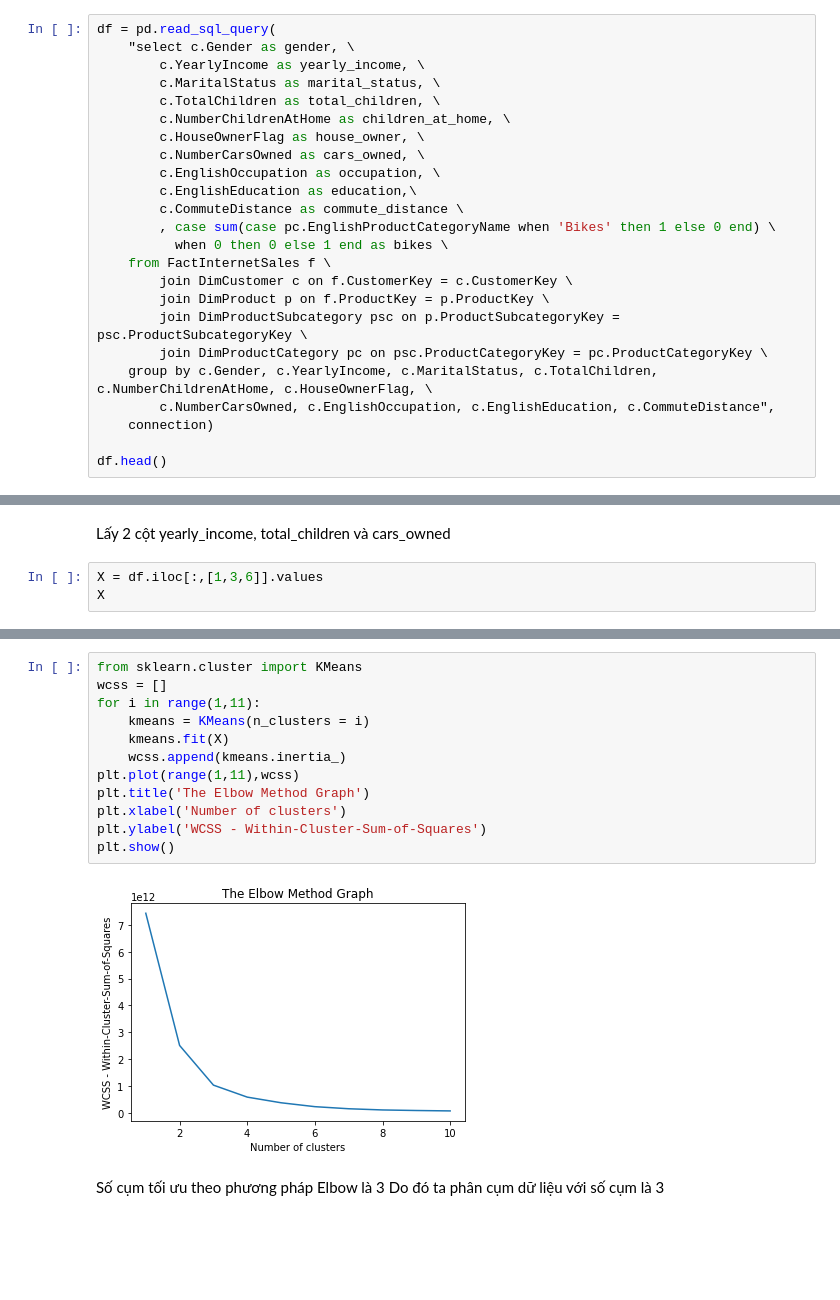
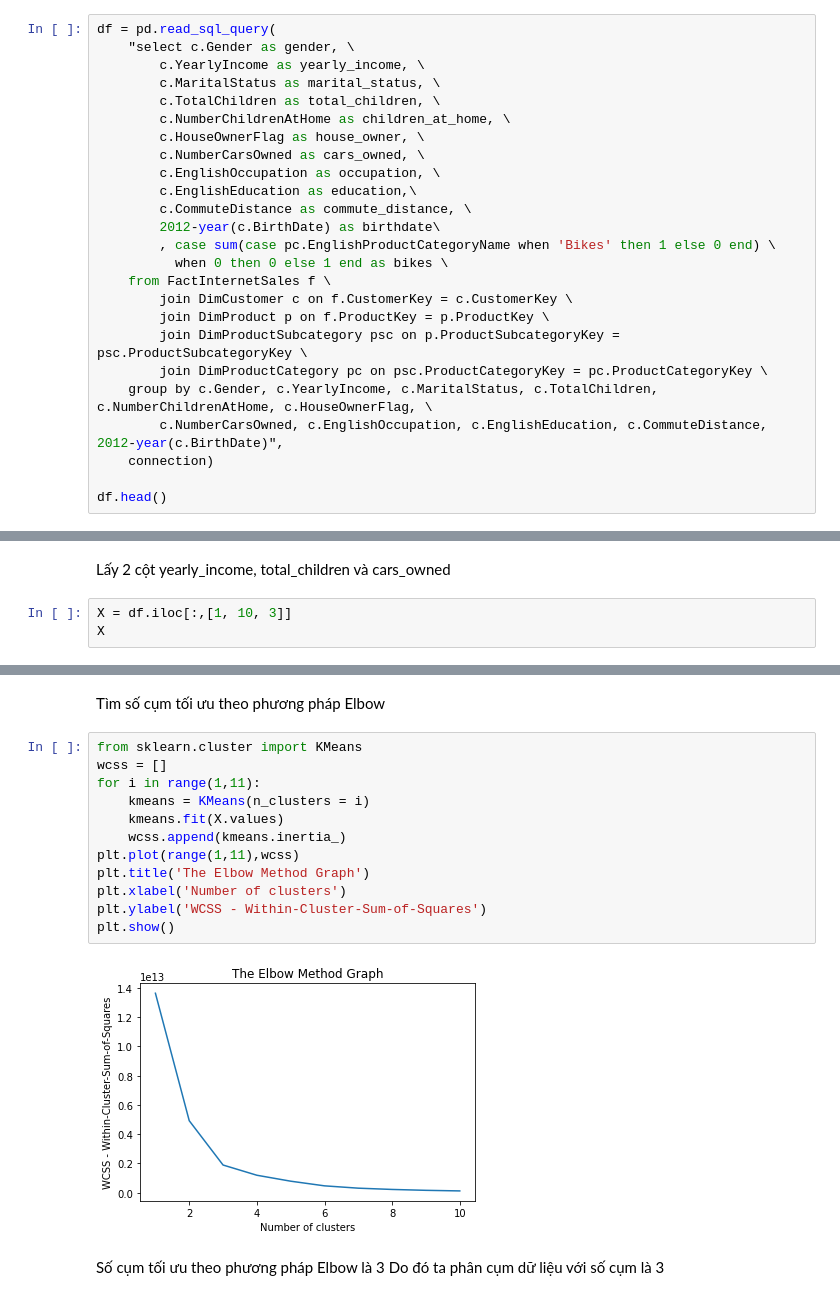
Before and after one commit to mq149/PTDLUD-01_DATH-2, a Jupyter notebook: PTDLUD-01_DATH#2_YC3.ipynb, the cells around one changed output, grey strips where cells are left out. Cells and saved outputs as stored; diff of their text form; blank space fills up the shorter version.

```diff
--- a/PTDLUD-01_DATH#2_YC3.ipynb
+++ b/PTDLUD-01_DATH#2_YC3.ipynb
@@ -26,7 +26,8 @@ df = pd.read_sql_query(
         c.NumberCarsOwned as cars_owned, \
         c.EnglishOccupation as occupation, \
         c.EnglishEducation as education,\
-        c.CommuteDistance as commute_distance \
+        c.CommuteDistance as commute_distance, \
+        2012-year(c.BirthDate) as birthdate\
         , case sum(case pc.EnglishProductCategoryName when 'Bikes' then 1 else 0 end) \
           when 0 then 0 else 1 end as bikes \
     from FactInternetSales f \
@@ -35,7 +36,7 @@ df = pd.read_sql_query(
         join DimProductSubcategory psc on p.ProductSubcategoryKey = psc.ProductSubcategoryKey \
         join DimProductCategory pc on psc.ProductCategoryKey = pc.ProductCategoryKey \
     group by c.Gender, c.YearlyIncome, c.MaritalStatus, c.TotalChildren, c.NumberChildrenAtHome, c.HouseOwnerFlag, \
-        c.NumberCarsOwned, c.EnglishOccupation, c.EnglishEducation, c.CommuteDistance",
+        c.NumberCarsOwned, c.EnglishOccupation, c.EnglishEducation, c.CommuteDistance, 2012-year(c.BirthDate)",
     connection)
 
 df.head()
@@ -241,6 +246,6 @@ sns.heatmap(corr, annot=True, cmap=cmap)
 # %% [markdown]
 Lấy 2 cột yearly_income, total_children và cars_owned
 # %%
-X = df.iloc[:,[1,3,6]].values
+X = df.iloc[:,[1, 10, 3]]
 X
 # %% [output]
@@ -254,17 +265,19 @@ array([[9.0e+04, 4.0e+00, 3.0e+00],
+# %% [markdown]
+Tìm số cụm tối ưu theo phương pháp Elbow
 # %%
 from sklearn.cluster import KMeans
 wcss = []
 for i in range(1,11):
     kmeans = KMeans(n_clusters = i)
-    kmeans.fit(X)
+    kmeans.fit(X.values)
     wcss.append(kmeans.inertia_)
 plt.plot(range(1,11),wcss)
 plt.title('The Elbow Method Graph')
 plt.xlabel('Number of clusters')
 plt.ylabel('WCSS - Within-Cluster-Sum-of-Squares')
 plt.show()
 # %% [output]
-[figure, old version]
+[figure, new version]
 # %% [markdown]
 Số cụm tối ưu theo phương pháp Elbow là 3
 Do đó ta phân cụm dữ liệu với số cụm là 3
```
Also changed, not shown: parts of 26 cells of this notebook.
